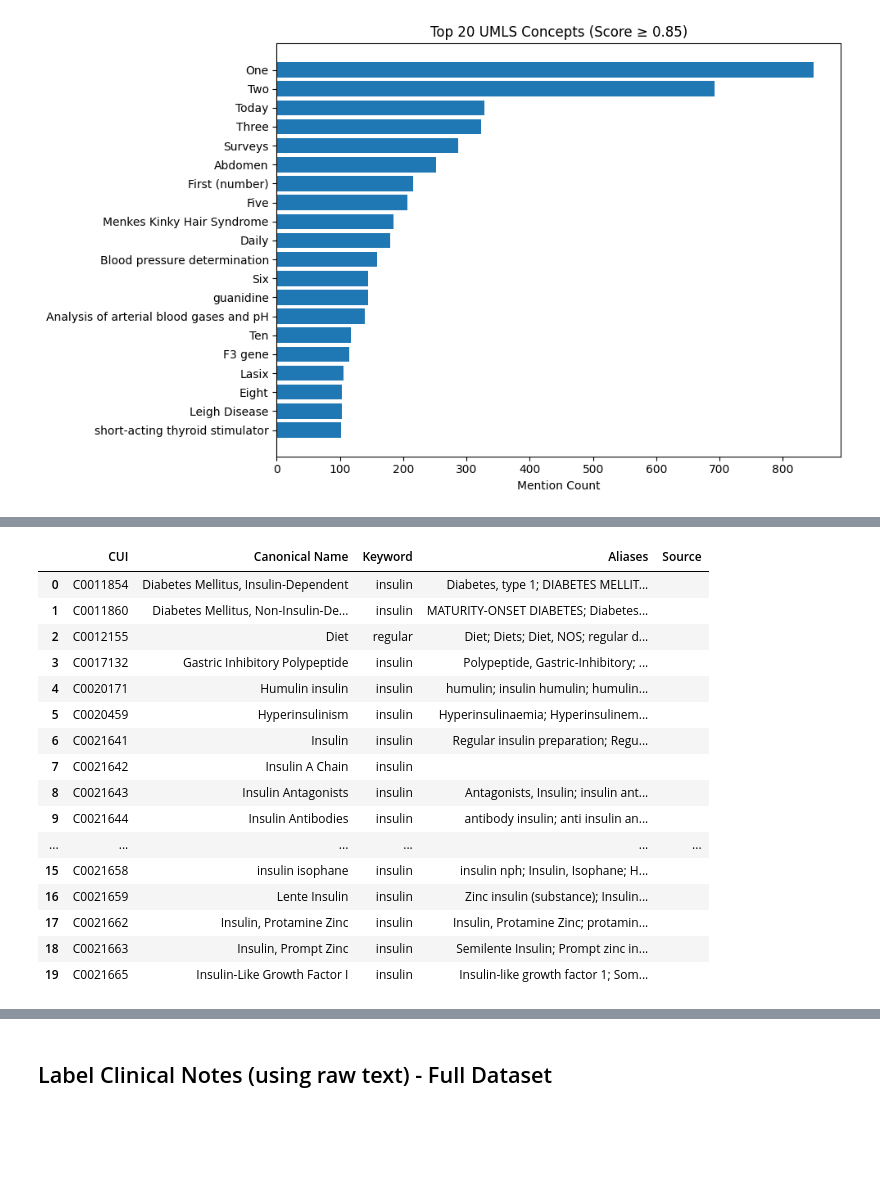
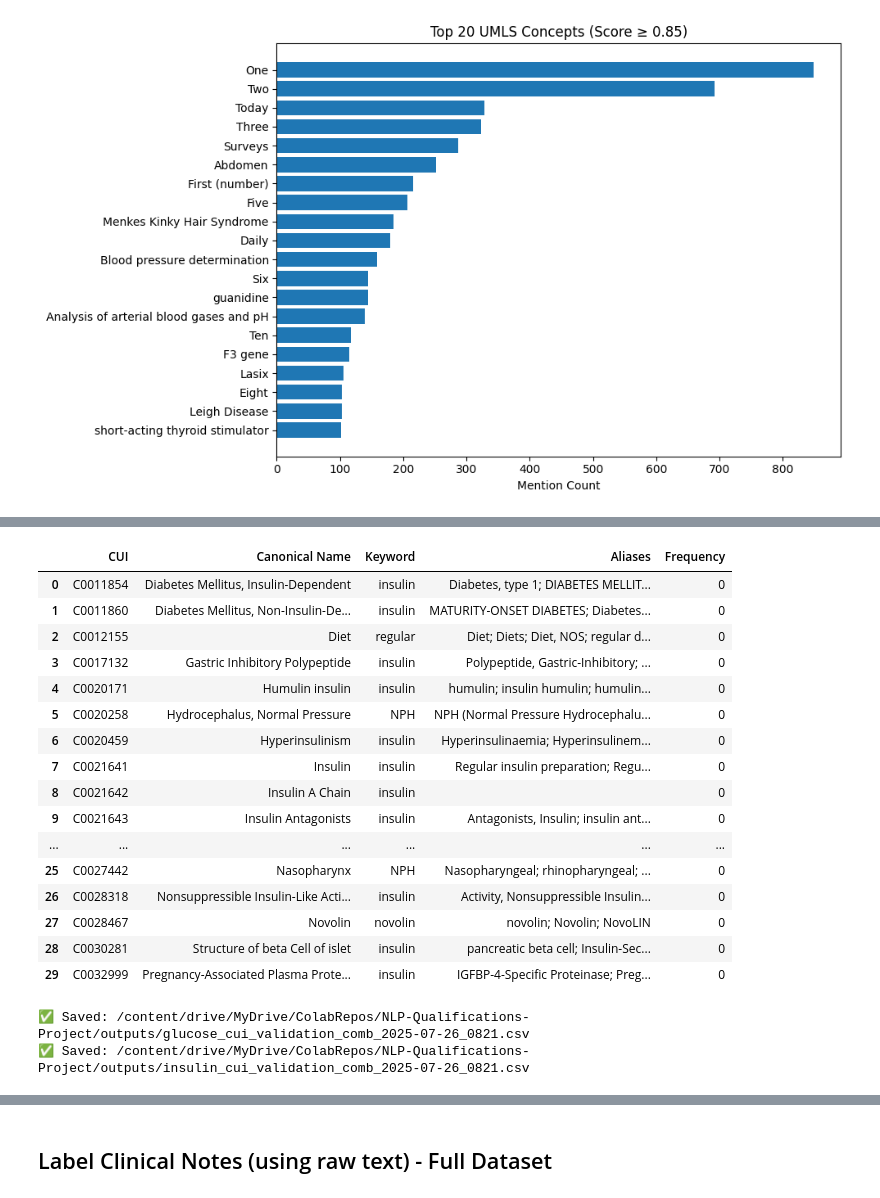
Before and after one commit to April-Taylor/NLP-Qualifications-Project, a Jupyter notebook: Revised_Paired_MIMIC_NLP_ATaylor_Project.ipynb, the cells around one changed output, grey strips where cells are left out. Cells and saved outputs as stored; diff of their text form; code cells hidden in the pictures; blank space fills up the shorter version.

Commit message:
Daily update from Colab

```diff
--- a/Revised_Paired_MIMIC_NLP_ATaylor_Project.ipynb
+++ b/Revised_Paired_MIMIC_NLP_ATaylor_Project.ipynb
@@ -1831,4 +1847,20 @@ def format_cui_map_for_validation(cui_map):
 # %%
 glucose_cui_map = find_related_cuis_by_exact_name_match(umls_linker.linker, glucose_keywords)
 insulin_cui_map = find_related_cuis_by_exact_name_match(umls_linker.linker, insulin_keywords)
+# %%
+# Path to the outputs directory
+#some_df.to_csv(f"{output_dir}your_filename.csv", index=False)
+
+output_dir = "/content/drive/MyDrive/ColabRepos/NLP-Qualifications-Project/outputs/"
+# %%
+from datetime import datetime
+
+def save_csv(df, name, output_dir=output_dir):
+    """
+    Save DataFrame to CSV in output_dir with timestamped filename.
+    """
+    timestamp = datetime.now().strftime("%Y-%m-%d_%H%M")
+    filename = f"{output_dir}{name}_{timestamp}.csv"
+    df.to_csv(filename, index=False)
+    print(f"✅ Saved: {filename}")
 # %%
@@ -1896,21 +1931,21 @@ def combine_with_manual_dict(linker, keywords, manual_dict):
     return combined_matches
 # %%
 glucose_umls_dict = {
-    "BLOOD": {
+    "Glucose": {
         "CUI": "C0184597",
         "Synonyms": ["serum glucose", "plasma glucose", "glucose level", "glucose measurement"]
     },
     "FINGERSTICK": {
         "CUI": "C0184597",
-        "Synonyms": ["blood sugar", "FBG", "BG", "blood glucose", "random glucose", "glucose reading"]
+        "Synonyms": ["blood sugar", "sugars", "FBG", "BG", "blood glucose", "random glucose", "glucose reading"]
     },
     "Hypoglycemic": {
         "CUI": "C0020615",
-        "Synonyms": ["low blood sugar", "low glucose", "hypo", "hypoglycemia"]
+        "Synonyms": ["low blood sugar", "low glucose", "hypo", "hypoglycemia", "diabetic coma"]
     },
     "Hyperglycemic": {
         "CUI": "C0020456",
-        "Synonyms": ["high blood sugar", "high glucose", "hyper", "hyperglycemia"]
+        "Synonyms": ["high blood sugar", "high glucose", "hyper", "hyperglycemia", "DKA"]
     },
      "Euglycemic": {
          "CUI": "C0006681",
@@ -1921,7 +1956,7 @@ glucose_umls_dict = {
 insulin_umls_dict = {
      "Bolus": {
          "CUI": "C0201974",
-         "Synonyms": ["bolus insulin", "bolus push", "SSI"]
+         "Synonyms": ["bolus insulin", "bolus push", "SSI", "sliding scale"]
     },
      "Infusion": {
          "CUI": "C0202076",
@@ -1929,15 +1964,15 @@ insulin_umls_dict = {
     },
      "Short-acting": {
          "CUI": "C0201974",
-         "Synonyms": ["short-acting insulin", "rapid-acting insulin", "regular insulin"]
+         "Synonyms": ["short-acting insulin", "rapid-acting insulin", "regular insulin", "Humalog", "Novolog", "Regular insulin", "Humulin"]
     },
      "Intermediate-acting": {
          "CUI": "C0201982",
-         "Synonyms": ["intermediate-acting insulin", "NPH insulin"]
+         "Synonyms": ["intermediate-acting insulin", "NPH insulin", "NPH"]
     },
      "Long-acting": {
          "CUI": "C0201985",
-         "Synonyms": ["long-acting insulin", "detemir", "glargine"]
+         "Synonyms": ["long-acting insulin", "detemir", "glargine", "Levemir", "Lantus", "Basaglar"]
     },
      "No insulin adjustment": {
          "CUI": "C0037595",
@@ -1949,14 +1984,15 @@ insulin_umls_dict = {
 glucose_cui_map_combined = combine_with_manual_dict(umls_linker.linker, glucose_keywords, glucose_umls_dict)
 insulin_cui_map_combined = combine_with_manual_dict(umls_linker.linker, insulin_keywords, insulin_umls_dict)
 # %%
+# Format validation DataFrames
 glucose_cui_validation_df = format_cui_map_for_validation(glucose_cui_map_combined)
 insulin_cui_validation_df = format_cui_map_for_validation(insulin_cui_map_combined)
 
 # View a sample
-display(glucose_cui_validation_df.head(20))
-display(insulin_cui_validation_df.head(20))
+display(glucose_cui_validation_df.head(30))
+display(insulin_cui_validation_df.head(30))
 
-# Optional: Save to CSV
-glucose_cui_validation_df.to_csv("glucose_cui_validation_comb.csv", index=False)
-insulin_cui_validation_df.to_csv("insulin_cui_validation_comb.csv", index=False)
+# Save to output directory with timestamped filenames
+save_csv(glucose_cui_validation_df, "glucose_cui_validation_comb")
+save_csv(insulin_cui_validation_df, "insulin_cui_validation_comb")
 # %% [output]
@@ -1980,17 +2016,19 @@ insulin_cui_validation_df.to_csv("insulin_cui_validation_comb.csv", index=False)
-|  | CUI | Canonical Name | Keyword | Aliases | Source |
-| 0 | C0011854 | Diabetes Mellitus, Insulin-Dependent | insulin | Diabetes, type 1; DIABETES MELLIT... |  |
-| 1 | C0011860 | Diabetes Mellitus, Non-Insulin-De... | insulin | MATURITY-ONSET DIABETES; Diabetes... |  |
-| 2 | C0012155 | Diet | regular | Diet; Diets; Diet, NOS; regular d... |  |
-| 3 | C0017132 | Gastric Inhibitory Polypeptide | insulin | Polypeptide, Gastric-Inhibitory; ... |  |
-| 4 | C0020171 | Humulin insulin | insulin | humulin; insulin humulin; humulin... |  |
-| 5 | C0020459 | Hyperinsulinism | insulin | Hyperinsulinaemia; Hyperinsulinem... |  |
-| 6 | C0021641 | Insulin | insulin | Regular insulin preparation; Regu... |  |
-| 7 | C0021642 | Insulin A Chain | insulin |  |  |
-| 8 | C0021643 | Insulin Antagonists | insulin | Antagonists, Insulin; insulin ant... |  |
-| 9 | C0021644 | Insulin Antibodies | insulin | antibody insulin; anti insulin an... |  |
+|  | CUI | Canonical Name | Keyword | Aliases | Frequency |
+| 0 | C0011854 | Diabetes Mellitus, Insulin-Dependent | insulin | Diabetes, type 1; DIABETES MELLIT... | 0 |
+| 1 | C0011860 | Diabetes Mellitus, Non-Insulin-De... | insulin | MATURITY-ONSET DIABETES; Diabetes... | 0 |
+| 2 | C0012155 | Diet | regular | Diet; Diets; Diet, NOS; regular d... | 0 |
+| 3 | C0017132 | Gastric Inhibitory Polypeptide | insulin | Polypeptide, Gastric-Inhibitory; ... | 0 |
+| 4 | C0020171 | Humulin insulin | insulin | humulin; insulin humulin; humulin... | 0 |
+| 5 | C0020258 | Hydrocephalus, Normal Pressure | NPH | NPH (Normal Pressure Hydrocephalu... | 0 |
+| 6 | C0020459 | Hyperinsulinism | insulin | Hyperinsulinaemia; Hyperinsulinem... | 0 |
+| 7 | C0021641 | Insulin | insulin | Regular insulin preparation; Regu... | 0 |
+| 8 | C0021642 | Insulin A Chain | insulin |  | 0 |
+| 9 | C0021643 | Insulin Antagonists | insulin | Antagonists, Insulin; insulin ant... | 0 |
 | ... | ... | ... | ... | ... | ... |
-| 15 | C0021658 | insulin isophane | insulin | insulin nph; Insulin, Isophane; H... |  |
-| 16 | C0021659 | Lente Insulin | insulin | Zinc insulin (substance); Insulin... |  |
-| 17 | C0021662 | Insulin, Protamine Zinc | insulin | Insulin, Protamine Zinc; protamin... |  |
-| 18 | C0021663 | Insulin, Prompt Zinc | insulin | Semilente Insulin; Prompt zinc in... |  |
-| 19 | C0021665 | Insulin-Like Growth Factor I | insulin | Insulin-like growth factor 1; Som... |  |
+| 25 | C0027442 | Nasopharynx | NPH | Nasopharyngeal; rhinopharyngeal; ... | 0 |
+| 26 | C0028318 | Nonsuppressible Insulin-Like Acti... | insulin | Activity, Nonsuppressible Insulin... | 0 |
+| 27 | C0028467 | Novolin | novolin | novolin; Novolin; NovoLIN | 0 |
+| 28 | C0030281 | Structure of beta Cell of islet | insulin | pancreatic beta cell; Insulin-Sec... | 0 |
+| 29 | C0032999 | Pregnancy-Associated Plasma Prote... | insulin | IGFBP-4-Specific Proteinase; Preg... | 0 |
+✅ Saved: /content/drive/MyDrive/ColabRepos/NLP-Qualifications-Project/outputs/glucose_cui_validation_comb_2025-07-26_0821.csv
+✅ Saved: /content/drive/MyDrive/ColabRepos/NLP-Qualifications-Project/outputs/insulin_cui_validation_comb_2025-07-26_0821.csv
```
Also changed, not shown: parts of 44 cells of this notebook, 29 other files.
